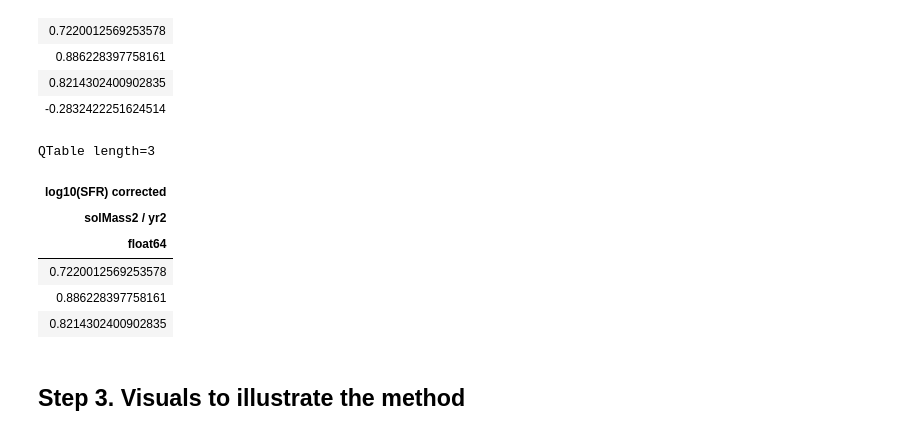
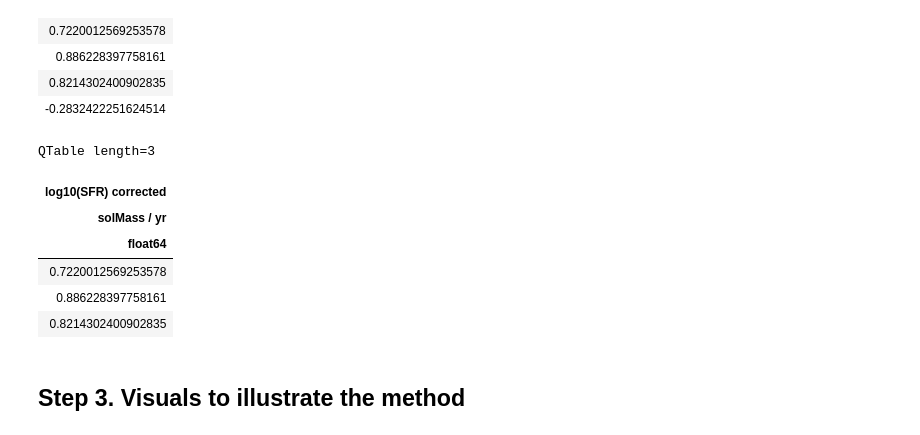
Before and after one commit to sndik16/SFR_ChebyFit_example, a Jupyter notebook: SFR_Chebyshev_fit.ipynb, the cells around one changed output. Saved outputs shown, nothing was run; the diff lists cells and outputs as text; code cells hidden in the pictures.

Commit message:
Corrected the output table units

```diff
--- a/SFR_Chebyshev_fit.ipynb
+++ b/SFR_Chebyshev_fit.ipynb
@@ -124,12 +124,12 @@ sfr_quasars_corrected[:4]
 # %%
 # Let's save into a new table, with units
 table_sfrcorrected = QTable()
-table_sfrcorrected['log10(SFR) corrected'] = sfr_quasars_corrected * u.solMass / u.year
+table_sfrcorrected['log10(SFR) corrected'] = sfr_quasars_corrected
 table_sfrcorrected[:3]
 # %% [output]
 QTable length=3
 | log10(SFR) corrected |
-| solMass2 / yr2 |
+| solMass / yr |
 | float64 |
 | 0.7220012569253578 |
 | 0.886228397758161 |
```
